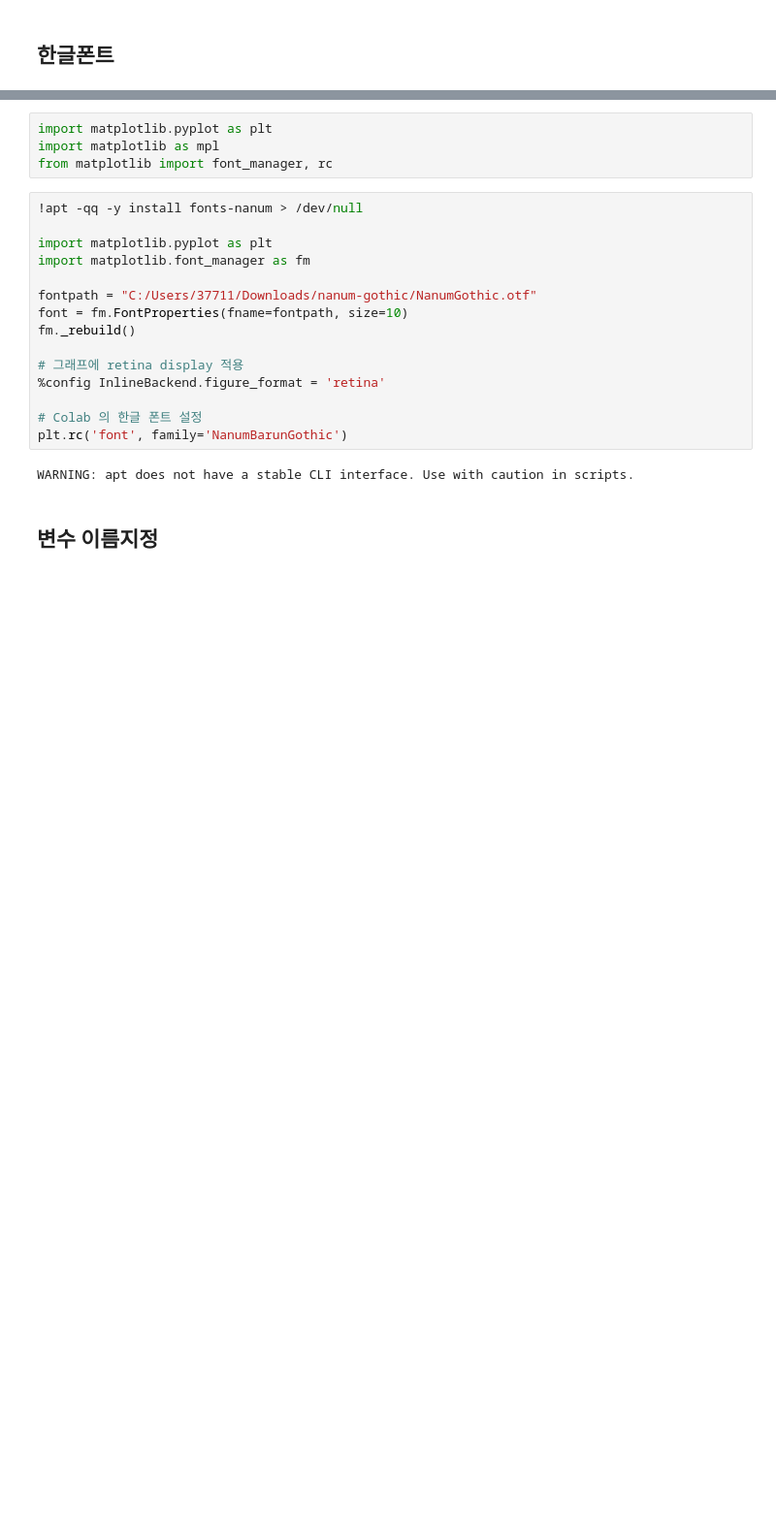
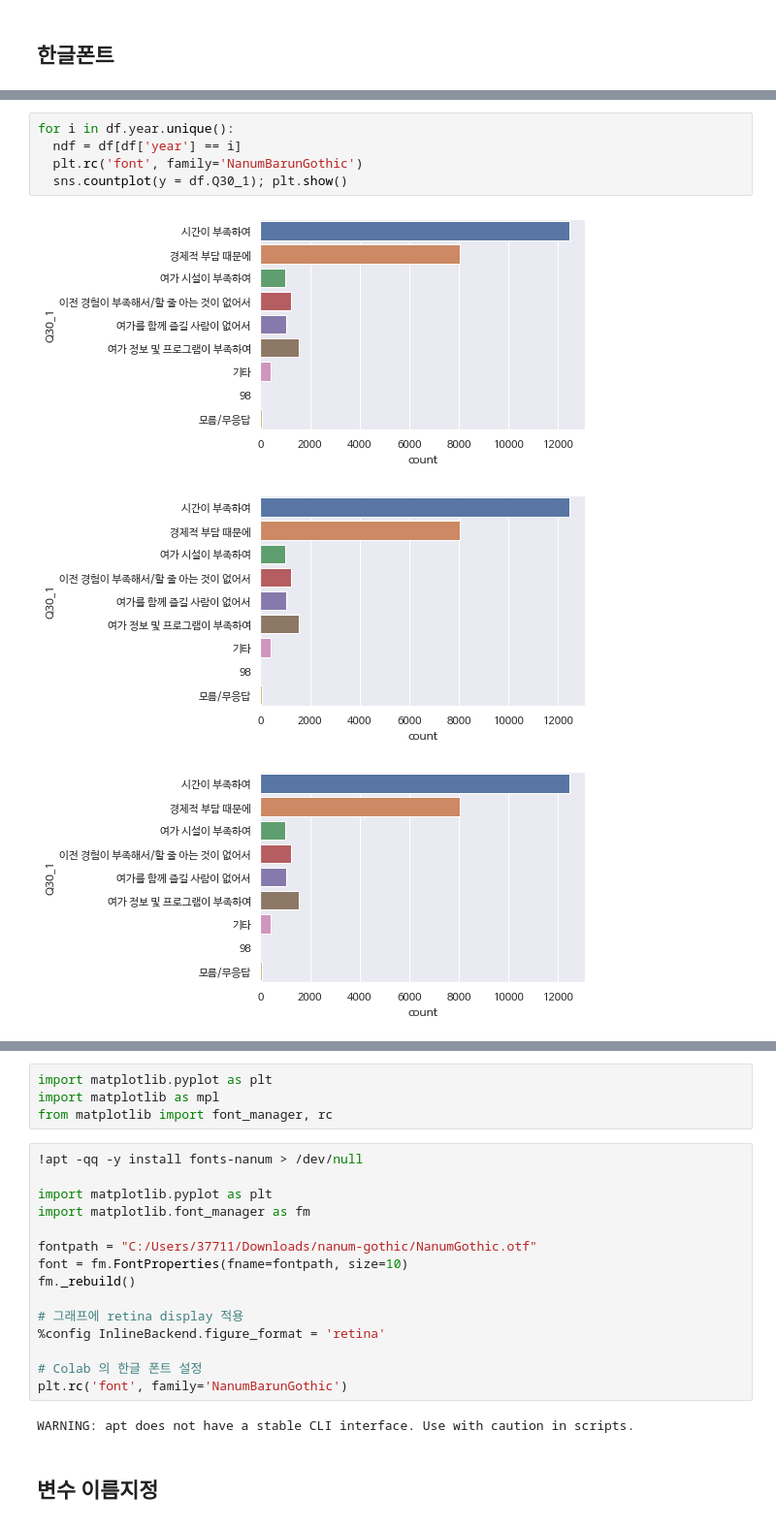
Before and after one commit to Sty1ish/culture-leisure_idea_competition, a Jupyter notebook: ex2_4[정윤]2022_06_27 (2).ipynb, the cells around one changed output, grey strips where cells are left out. Shown at 97% size. Cells and saved outputs as stored; diff of their text form; blank space fills up the shorter version.

```diff
--- a/ex2_4[정윤]2022_06_27 (2).ipynb
+++ b/ex2_4[정윤]2022_06_27 (2).ipynb
@@ -32,0 +53,9 @@ df.head()
+# %%
+for i in df.year.unique():
+  ndf = df[df['year'] == i]
+  plt.rc('font', family='NanumBarunGothic')
+  sns.countplot(y = df.Q30_1); plt.show()
+# %% [output]
+[figure, added]
+[figure, added]
+[figure, added]
```
Also changed, not shown: parts of 7 cells of this notebook, 44 other files.
